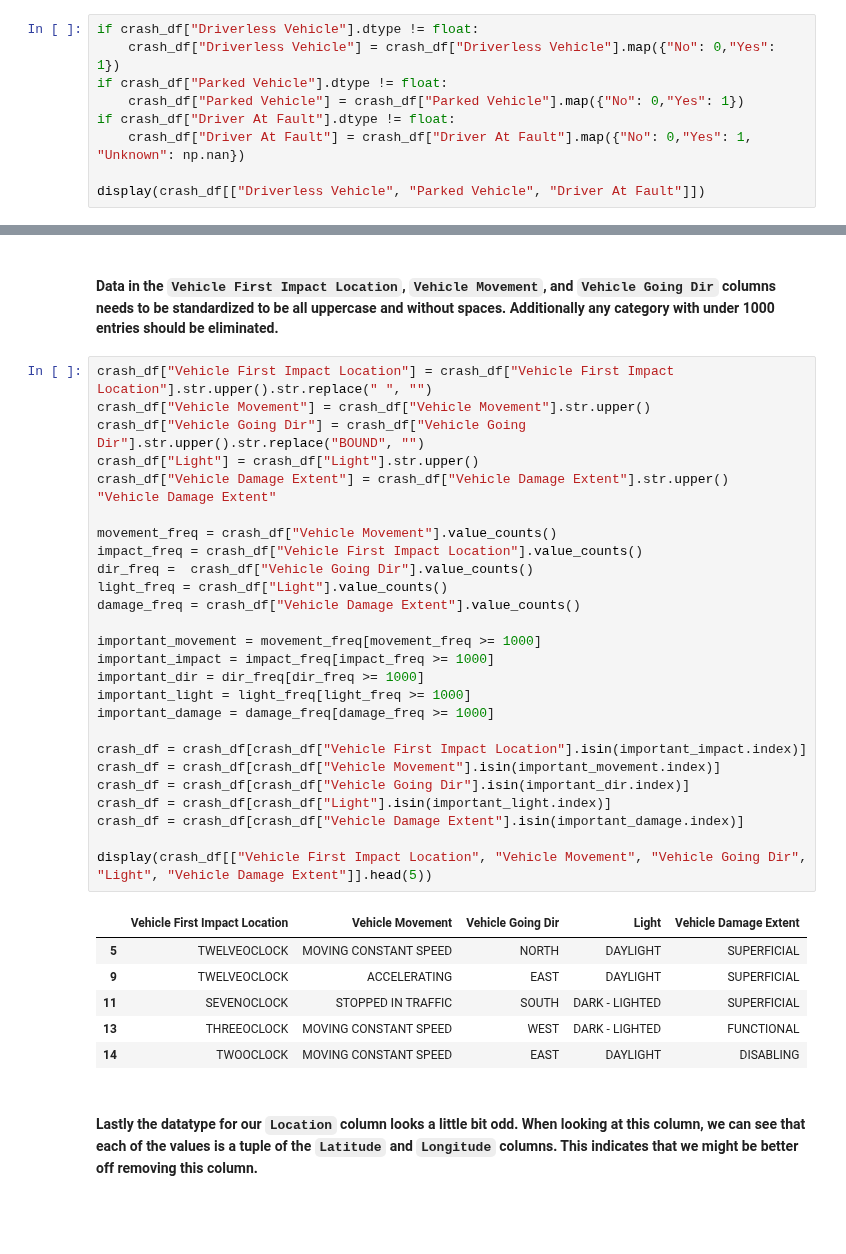
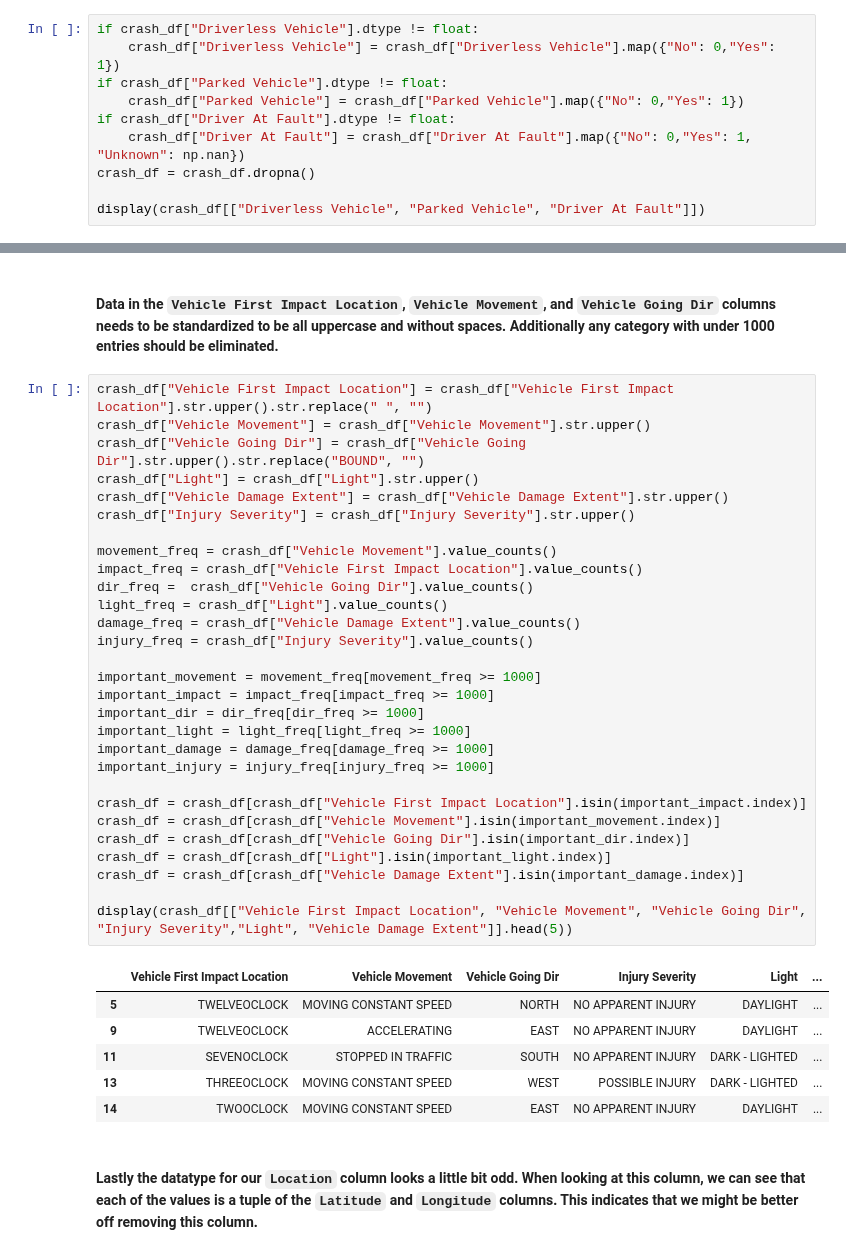
Before and after one commit to saiAbhiPrabhu/CMSC320_FinalProject, a Jupyter notebook: final_project.ipynb, the cells around one changed output, grey strips where cells are left out. Drawn from its saved outputs; the diff is of its cells as text; blank space fills up the shorter version.

```diff
--- a/final_project.ipynb
+++ b/final_project.ipynb
@@ -284,6 +295,7 @@ if crash_df["Parked Vehicle"].dtype != float:
     crash_df["Parked Vehicle"] = crash_df["Parked Vehicle"].map({"No": 0,"Yes": 1})
 if crash_df["Driver At Fault"].dtype != float:
     crash_df["Driver At Fault"] = crash_df["Driver At Fault"].map({"No": 0,"Yes": 1, "Unknown": np.nan})
+crash_df = crash_df.dropna()
 
 display(crash_df[["Driverless Vehicle", "Parked Vehicle", "Driver At Fault"]])
 # %% [output]
@@ -305,37 +317,39 @@ display(crash_df[["Driverless Vehicle", "Parked Vehicle", "Driver At Fault"]])
 # %%
 crash_df["Vehicle First Impact Location"] = crash_df["Vehicle First Impact Location"].str.upper().str.replace(" ", "")
 crash_df["Vehicle Movement"] = crash_df["Vehicle Movement"].str.upper()
 crash_df["Vehicle Going Dir"] = crash_df["Vehicle Going Dir"].str.upper().str.replace("BOUND", "")
 crash_df["Light"] = crash_df["Light"].str.upper()
 crash_df["Vehicle Damage Extent"] = crash_df["Vehicle Damage Extent"].str.upper()
-"Vehicle Damage Extent"
+crash_df["Injury Severity"] = crash_df["Injury Severity"].str.upper()
 
 movement_freq = crash_df["Vehicle Movement"].value_counts()
 impact_freq = crash_df["Vehicle First Impact Location"].value_counts()
 dir_freq =  crash_df["Vehicle Going Dir"].value_counts()
 light_freq = crash_df["Light"].value_counts()
 damage_freq = crash_df["Vehicle Damage Extent"].value_counts()
+injury_freq = crash_df["Injury Severity"].value_counts()
 
 important_movement = movement_freq[movement_freq >= 1000]
 important_impact = impact_freq[impact_freq >= 1000]
 important_dir = dir_freq[dir_freq >= 1000]
 important_light = light_freq[light_freq >= 1000]
 important_damage = damage_freq[damage_freq >= 1000]
+important_injury = injury_freq[injury_freq >= 1000]
 
 crash_df = crash_df[crash_df["Vehicle First Impact Location"].isin(important_impact.index)]
 crash_df = crash_df[crash_df["Vehicle Movement"].isin(important_movement.index)]
 crash_df = crash_df[crash_df["Vehicle Going Dir"].isin(important_dir.index)]
 crash_df = crash_df[crash_df["Light"].isin(important_light.index)]
 crash_df = crash_df[crash_df["Vehicle Damage Extent"].isin(important_damage.index)]
 
-display(crash_df[["Vehicle First Impact Location", "Vehicle Movement", "Vehicle Going Dir", "Light", "Vehicle Damage Extent"]].head(5))
+display(crash_df[["Vehicle First Impact Location", "Vehicle Movement", "Vehicle Going Dir", "Injury Severity","Light", "Vehicle Damage Extent"]].head(5))
 # %% [output]
-|  | Vehicle First Impact Location | Vehicle Movement | Vehicle Going Dir | Light | Vehicle Damage Extent |
-| 5 | TWELVEOCLOCK | MOVING CONSTANT SPEED | NORTH | DAYLIGHT | SUPERFICIAL |
-| 9 | TWELVEOCLOCK | ACCELERATING | EAST | DAYLIGHT | SUPERFICIAL |
-| 11 | SEVENOCLOCK | STOPPED IN TRAFFIC | SOUTH | DARK - LIGHTED | SUPERFICIAL |
-| 13 | THREEOCLOCK | MOVING CONSTANT SPEED | WEST | DARK - LIGHTED | FUNCTIONAL |
-| 14 | TWOOCLOCK | MOVING CONSTANT SPEED | EAST | DAYLIGHT | DISABLING |
+|  | Vehicle First Impact Location | Vehicle Movement | Vehicle Going Dir | Injury Severity | Light | ... |
+| 5 | TWELVEOCLOCK | MOVING CONSTANT SPEED | NORTH | NO APPARENT INJURY | DAYLIGHT | ... |
+| 9 | TWELVEOCLOCK | ACCELERATING | EAST | NO APPARENT INJURY | DAYLIGHT | ... |
+| 11 | SEVENOCLOCK | STOPPED IN TRAFFIC | SOUTH | NO APPARENT INJURY | DARK - LIGHTED | ... |
+| 13 | THREEOCLOCK | MOVING CONSTANT SPEED | WEST | POSSIBLE INJURY | DARK - LIGHTED | ... |
+| 14 | TWOOCLOCK | MOVING CONSTANT SPEED | EAST | NO APPARENT INJURY | DAYLIGHT | ... |
 # %% [markdown]
 #### Lastly the datatype for our `Location` column looks a little bit odd. When looking at this column, we can see that each of the values is a tuple of the `Latitude` and `Longitude` columns. This indicates that we might be better off removing this column.
 # %%
```
Also changed, not shown: parts of 23 cells of this notebook, 4 other files.
